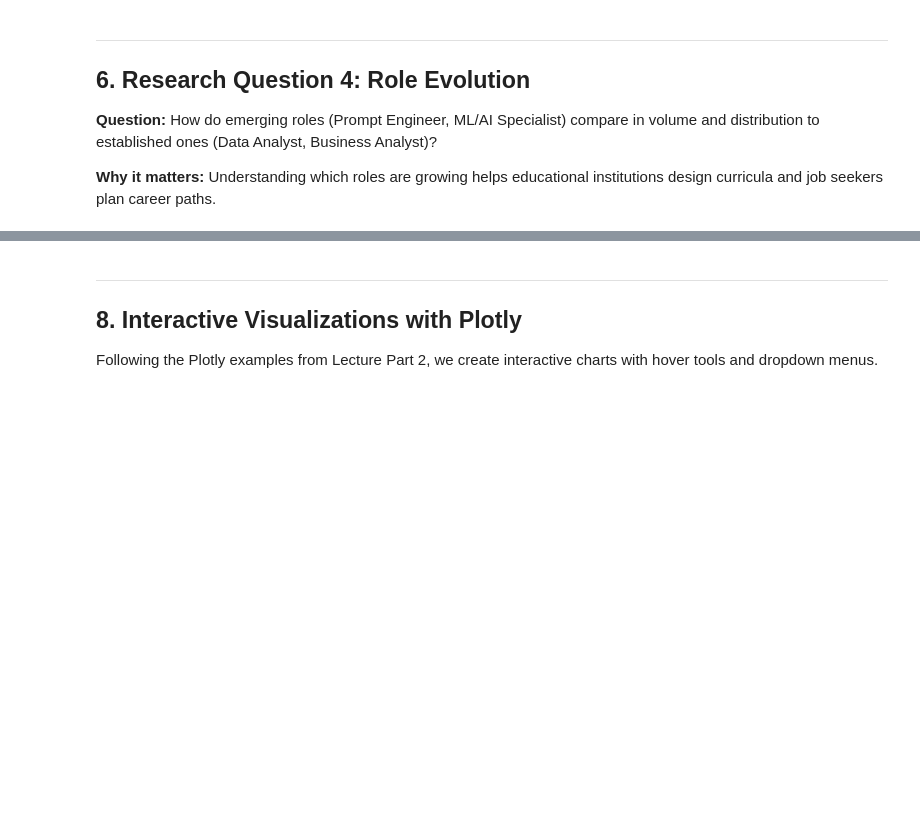
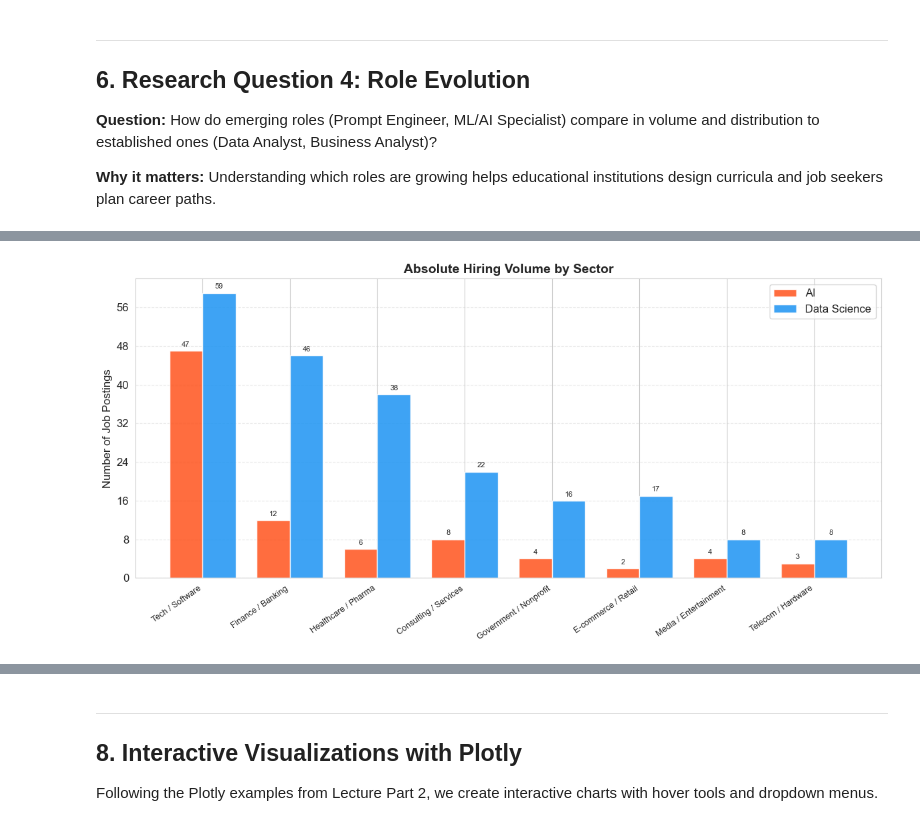
Before and after one commit to d3e2j2m1p1-wq/BAN-612-Project, a Jupyter notebook: BAN612_Analysis_and_Visualization_Notebook2.ipynb, the cells around one changed output, grey strips where cells are left out. Cells and saved outputs as stored; diff of their text form; code cells hidden in the pictures; blank space fills up the shorter version.

```diff
--- a/BAN612_Analysis_and_Visualization_Notebook2.ipynb
+++ b/BAN612_Analysis_and_Visualization_Notebook2.ipynb
@@ -663,0 +624,31 @@ Result: Significant difference (α = 0.05)
+# %%
+# Grouped bar chart
+fig, ax = plt.subplots(figsize=(12, 6))
+
+industries = pivot_chart.index.tolist()
+x     = np.arange(len(industries))
+width = 0.38
+
+bars_ai = ax.bar(x - width/2, pivot_chart['AI Jobs'], width,
+                 label='AI', color=DOMAIN_COLORS['AI'], alpha=0.87,
+                 edgecolor='white')
+bars_ds = ax.bar(x + width/2, pivot_chart['DS Jobs'], width,
+                 label='Data Science', color=DOMAIN_COLORS['Data Science'], alpha=0.87,
+                 edgecolor='white')
+
+ax.bar_label(bars_ai, fmt='%d', padding=3, fontsize=8)
+ax.bar_label(bars_ds, fmt='%d', padding=3, fontsize=8)
+
+ax.set_xticks(x)
+ax.set_xticklabels(industries, rotation=35, ha='right', fontsize=9)
+ax.set_ylabel('Number of Job Postings')
+ax.set_title('Absolute Hiring Volume by Sector', fontweight='bold')
+ax.legend()
+ax.yaxis.set_major_locator(mticker.MaxNLocator(integer=True))
+ax.grid(axis='y', linestyle='--', alpha=0.4)
+
+plt.tight_layout()
+plt.savefig('fig_q5_Grouped_Bar_Chart.png', dpi=150, bbox_inches='tight')
+plt.show()
+# %% [output]
+[figure, added]
```
Also changed, not shown: parts of 32 cells of this notebook.
